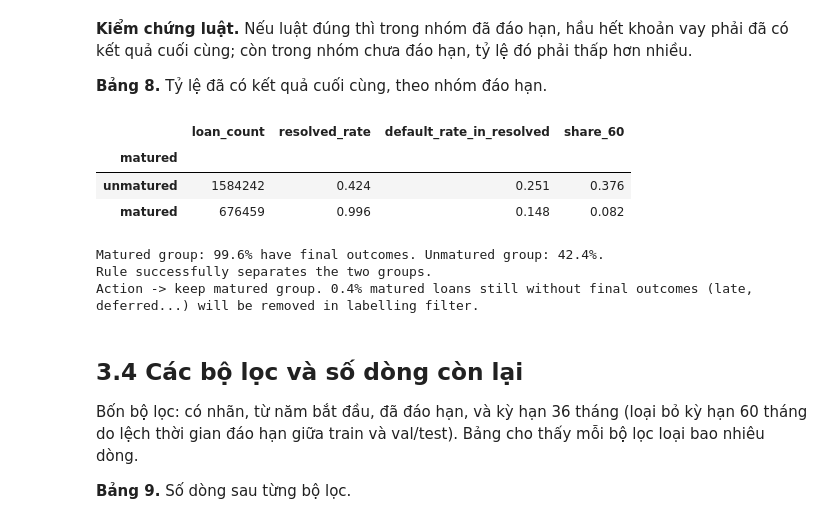
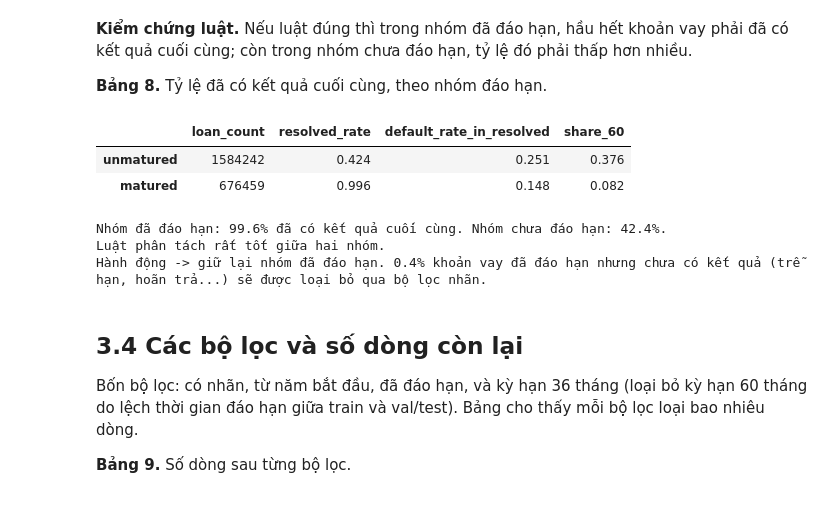
Before and after one commit to Eliza516/Lending-Club-Credit-Scoring, a Jupyter notebook: notebooks/01_hieu_du_lieu_va_chia_tap.ipynb, the cells around one changed output. Cells and saved outputs as stored; diff of their text form; code cells hidden in the pictures.

```diff
--- a/notebooks/01_hieu_du_lieu_va_chia_tap.ipynb
+++ b/notebooks/01_hieu_du_lieu_va_chia_tap.ipynb
@@ -703,27 +699,29 @@ Number of matured loans: 676459
 # %%
 maturity_check = df_raw.groupby("matured").agg(
     loan_count=("resolved", "size"),
     resolved_rate=("resolved", "mean"),
     default_rate_in_resolved=("default", "mean"),
     share_60=("term_months", lambda s: (s == 60).mean()),
 )
-maturity_check.index = maturity_check.index.map({True: "matured", False: "unmatured"})
+maturity_check.index = ["unmatured", "matured"]
 maturity_check
 # %% [output]
 |  | loan_count | resolved_rate | default_rate_in_resolved | share_60 |
-| matured |  |  |  |  |
 | unmatured | 1584242 | 0.424 | 0.251 | 0.376 |
 | matured | 676459 | 0.996 | 0.148 | 0.082 |
 # %%
 rate_matured = maturity_check.loc["matured", "resolved_rate"]
 rate_not = maturity_check.loc["unmatured", "resolved_rate"]
-print(f"Matured group: {rate_matured:.1%} have final outcomes. Unmatured group: {rate_not:.1%}.")
-print("Rule successfully separates the two groups." if rate_matured > rate_not else "Rule does NOT separate the two groups - review needed.")
-print(f"Action -> keep matured group. {1 - rate_matured:.1%} matured loans still without final outcomes (late, deferred...) will be removed in labelling filter.")
+print(f"Nhóm đã đáo hạn: {rate_matured:.1%} đã có kết quả cuối cùng. Nhóm chưa đáo hạn: {rate_not:.1%}.")
+if rate_matured > rate_not:
+    print("Luật phân tách rất tốt giữa hai nhóm.")
+else:
+    print("Luật KHÔNG phân tách được hai nhóm - cần xem lại.")
+print(f"Hành động -> giữ lại nhóm đã đáo hạn. {1 - rate_matured:.1%} khoản vay đã đáo hạn nhưng chưa có kết quả (trễ hạn, hoãn trả...) sẽ được loại bỏ qua bộ lọc nhãn.")
 # %% [output]
-Matured group: 99.6% have final outcomes. Unmatured group: 42.4%.
-Rule successfully separates the two groups.
-Action -> keep matured group. 0.4% matured loans still without final outcomes (late, deferred...) will be removed in labelling filter.
+Nhóm đã đáo hạn: 99.6% đã có kết quả cuối cùng. Nhóm chưa đáo hạn: 42.4%.
+Luật phân tách rất tốt giữa hai nhóm.
+Hành động -> giữ lại nhóm đã đáo hạn. 0.4% khoản vay đã đáo hạn nhưng chưa có kết quả (trễ hạn, hoãn trả...) sẽ được loại bỏ qua bộ lọc nhãn.
 # %% [markdown]
 ## 3.4 Các bộ lọc và số dòng còn lại
 Bốn bộ lọc: có nhãn, từ năm bắt đầu, đã đáo hạn, và kỳ hạn 36 tháng (loại bỏ kỳ hạn 60 tháng do lệch thời gian đáo hạn giữa train và val/test). Bảng cho thấy mỗi bộ lọc loại bao nhiêu dòng.
```
Also changed, not shown: parts of 14 cells of this notebook, 5 other files.
